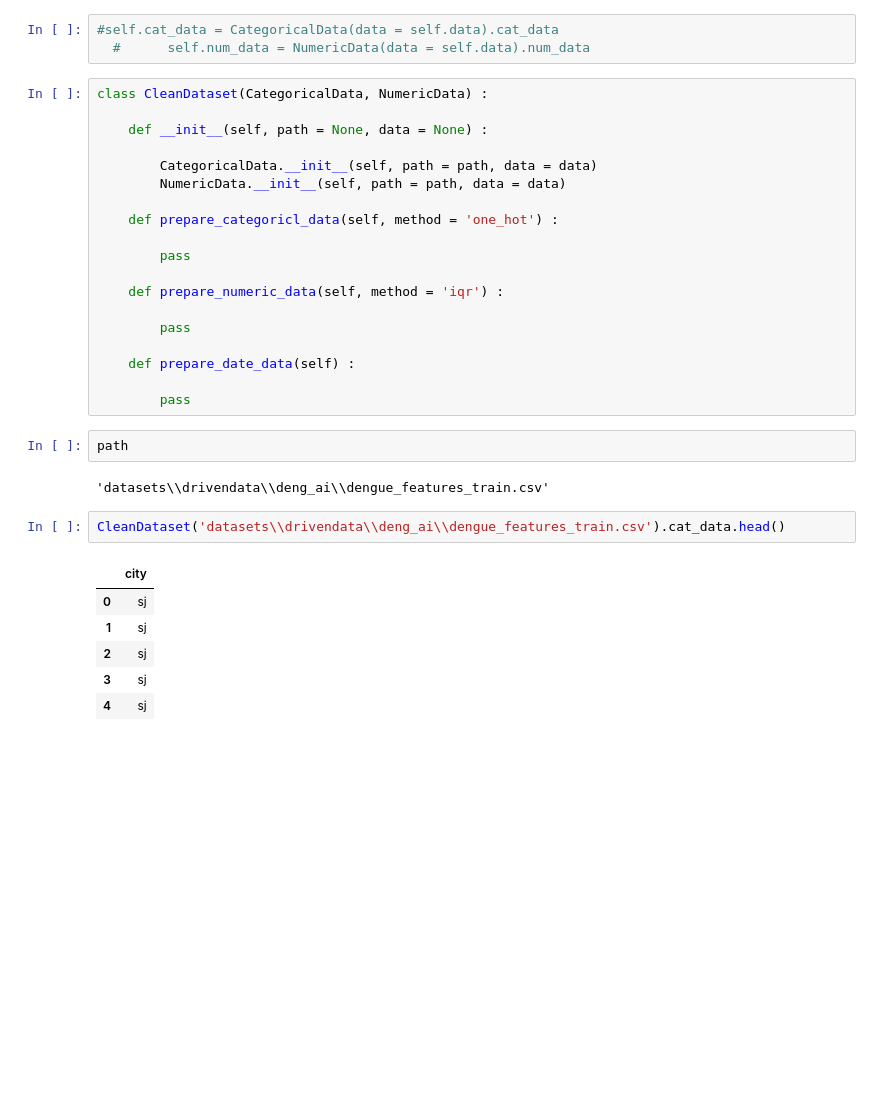
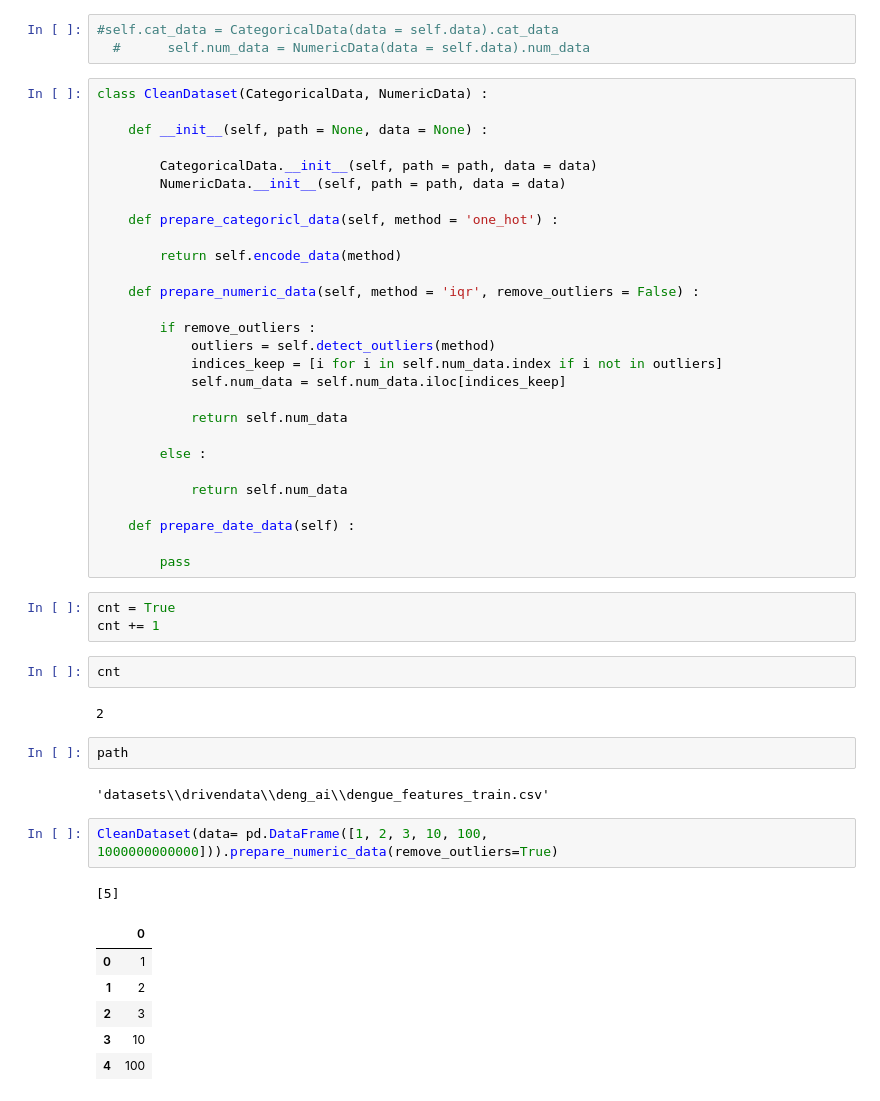
Before and after one commit to KCristopher/data_prep_automation, a Jupyter notebook: data_prep.ipynb, the cells around one changed output. Saved outputs shown, nothing was run; the diff lists cells and outputs as text; blank space fills up the shorter version.

```diff
--- a/data_prep.ipynb
+++ b/data_prep.ipynb
@@ -426,25 +423,42 @@ class CleanDataset(CategoricalData, NumericData) :
 
     def prepare_categoricl_data(self, method = 'one_hot') :
 
-        pass
+        return self.encode_data(method)
 
-    def prepare_numeric_data(self, method = 'iqr') :
+    def prepare_numeric_data(self, method = 'iqr', remove_outliers = False) :
 
-        pass
+        if remove_outliers :
+            outliers = self.detect_outliers(method)
+            indices_keep = [i for i in self.num_data.index if i not in outliers]
+            self.num_data = self.num_data.iloc[indices_keep]
+
+            return self.num_data
+
+        else :
+
+            return self.num_data
 
     def prepare_date_data(self) :
 
         pass
+# %%
+cnt = True
+cnt += 1
+# %%
+cnt
+# %% [output]
+2
 # %%
 path
 # %% [output]
 'datasets\\drivendata\\deng_ai\\dengue_features_train.csv'
-# %%
-CleanDataset('datasets\\drivendata\\deng_ai\\dengue_features_train.csv').cat_data.head()
-# %% [output]
-|  | city |
-| 0 | sj |
-| 1 | sj |
-| 2 | sj |
-| 3 | sj |
-| 4 | sj |
+# %%
+CleanDataset(data= pd.DataFrame([1, 2, 3, 10, 100, 1000000000000])).prepare_numeric_data(remove_outliers=True)
+# %% [output]
+[5]
+|  | 0 |
+| 0 | 1 |
+| 1 | 2 |
+| 2 | 3 |
+| 3 | 10 |
+| 4 | 100 |
```
Also changed, not shown: parts of 1 cell of this notebook.
